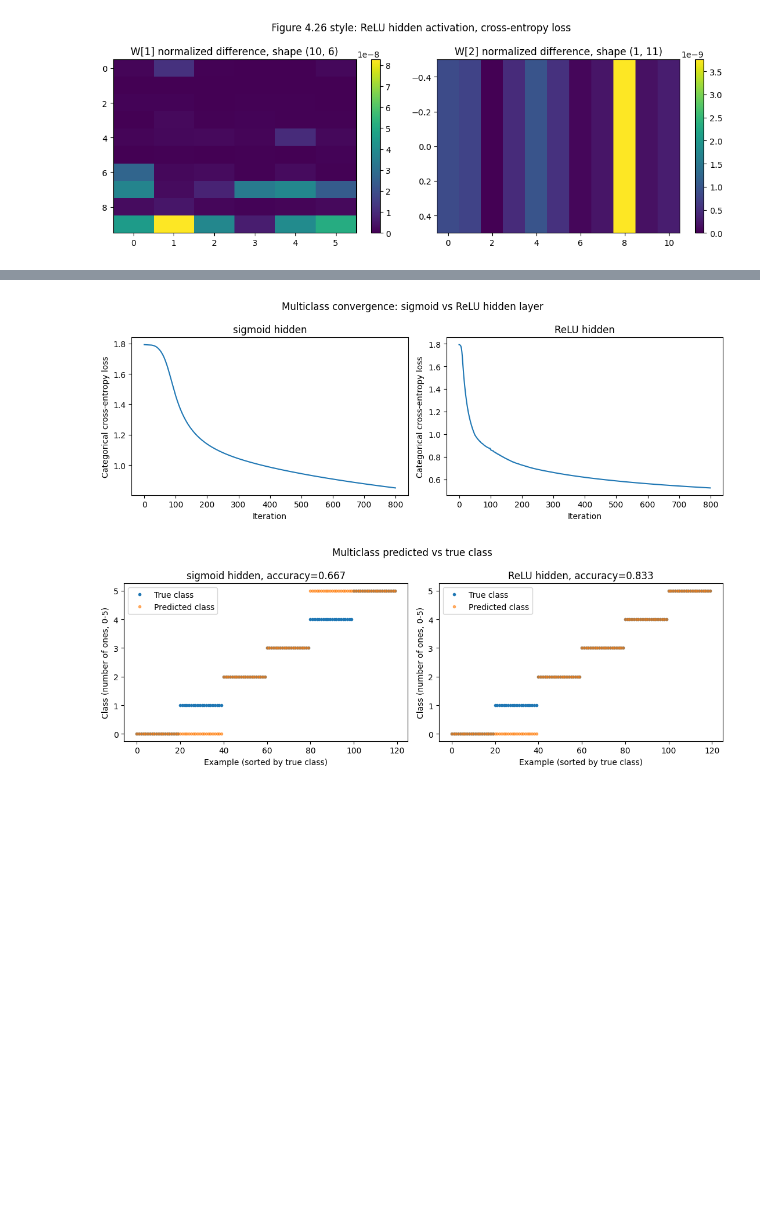
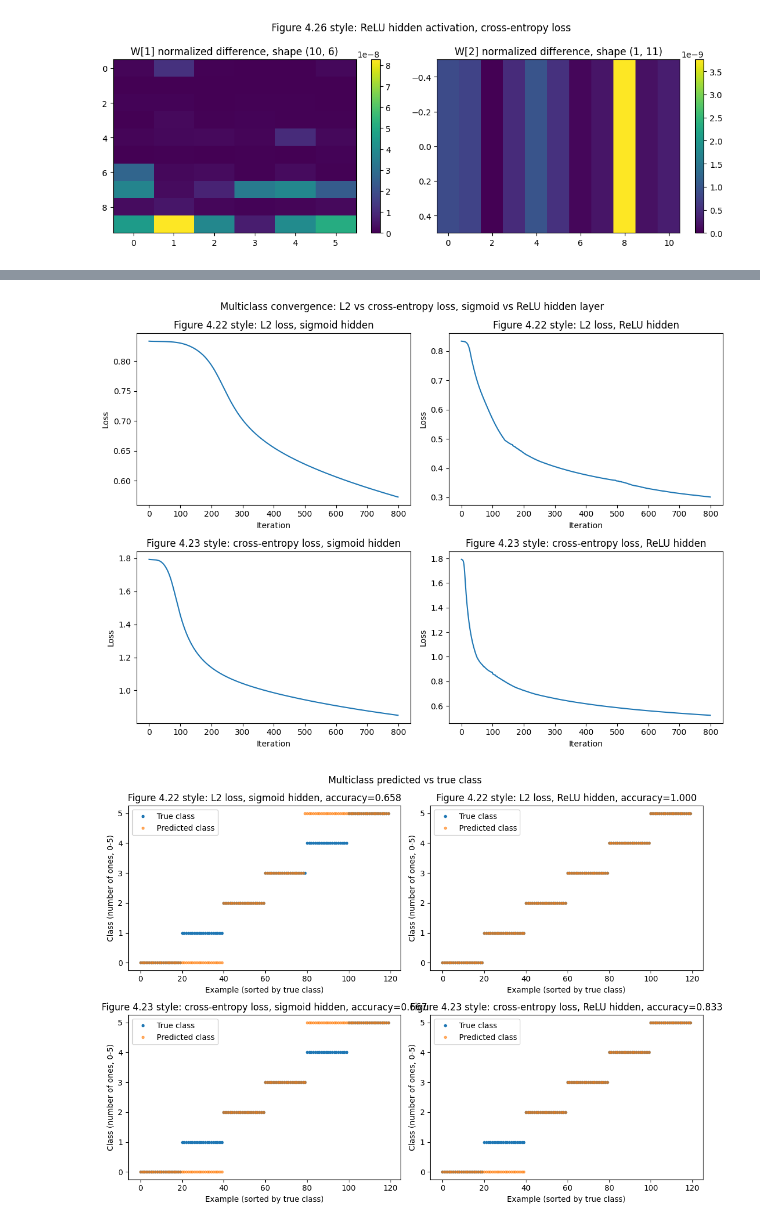
Before and after one commit to ErnaneJ/PPGEEC2327, a Jupyter notebook: exercises/02/exercise_2.ipynb, the cells around one changed output, grey strips where cells are left out. Saved outputs shown, nothing was run; the diff lists cells and outputs as text; code cells hidden in the pictures; blank space fills up the shorter version.

```diff
--- a/exercises/02/exercise_2.ipynb
+++ b/exercises/02/exercise_2.ipynb
@@ -163,8 +163,14 @@ class NeuralNet:
         penalty = sum(np.sum(w ** 2) for w in self.W)
 
         if self.output == "softmax":
-            j = np.sum(-t * np.log(y_pred + 1e-15)) / M
-            din = (y_pred - t) / M
+            if self.loss == "l2":
+                j = np.sum((y_pred - t) ** 2) / M
+                dy = 2 * (y_pred - t) / M
+                s = np.sum(y_pred * dy, axis=0, keepdims=True)
+                din = y_pred * (dy - s)
+            else:
+                j = np.sum(-t * np.log(y_pred + 1e-15)) / M
+                din = (y_pred - t) / M
         else:
             j, din = misfit(y_pred, t, 1.0 / M, self.loss)
 
@@ -348,9 +354,15 @@ counts = t_mc.argmax(axis=0)
 
 print("class distribution (number of examples per class 0-5):", np.bincount(counts, minlength=6))
 
+mc_configs = [
+    ("Figure 4.22 style: L2 loss, sigmoid hidden", "l2", "sigmoid"),
+    ("Figure 4.22 style: L2 loss, ReLU hidden", "l2", "relu"),
+    ("Figure 4.23 style: cross-entropy loss, sigmoid hidden", "categorical_cross_entropy", "sigmoid"),
+    ("Figure 4.23 style: cross-entropy loss, ReLU hidden", "categorical_cross_entropy", "relu"),
+]
 mc_results = {}
-for name, hidden in [("sigmoid hidden", "sigmoid"), ("ReLU hidden", "relu")]:
-    net = NeuralNet([5, 1, 6], hidden_act=hidden, output="softmax", loss="categorical_cross_entropy", seed=4)
+for name, loss, hidden in mc_configs:
+    net = NeuralNet([5, 1, 6], hidden_act=hidden, output="softmax", loss=loss, seed=4)
     res, _ = net.train(x_mc, t_mc, nit=800)
     _, _, y_pred = net.loss_and_grad(x_mc, t_mc)
     acc = (y_pred.argmax(axis=0) == counts).mean()
@@ -363,30 +377,30 @@ ReLU hidden: final loss = 0.5237, train accuracy = 0.8333
 # %%
-fig, axes = plt.subplots(1, 2, figsize=(11, 4))
-for ax, (name, (res, _, _)) in zip(axes, mc_results.items()):
+fig, axes = plt.subplots(2, 2, figsize=(11, 8))
+for ax, (name, (res, _, _)) in zip(axes.flat, mc_results.items()):
     ax.plot(res)
     ax.set_xlabel("Iteration")
-    ax.set_ylabel("Categorical cross-entropy loss")
+    ax.set_ylabel("Loss")
     ax.set_title(name)
-fig.suptitle("Multiclass convergence: sigmoid vs ReLU hidden layer")
+fig.suptitle("Multiclass convergence: L2 vs cross-entropy loss, sigmoid vs ReLU hidden layer")
 fig.tight_layout()
 plt.show()
 
-fig, axes = plt.subplots(1, 2, figsize=(11, 4))
-for ax, (name, (_, y_pred, acc)) in zip(axes, mc_results.items()):
+fig, axes = plt.subplots(2, 2, figsize=(11, 8))
+for ax, (name, (_, y_pred, acc)) in zip(axes.flat, mc_results.items()):
     pred_class = y_pred.argmax(axis=0)
     order = np.argsort(counts)
     ax.plot(counts[order], ".", label="True class")
     ax.plot(pred_class[order], ".", alpha=0.6, label="Predicted class")
     ax.set_xlabel("Example (sorted by true class)")
     ax.set_ylabel("Class (number of ones, 0-5)")
     ax.set_title(f"{name}, accuracy={acc:.3f}")
     ax.legend()
 fig.suptitle("Multiclass predicted vs true class")
 fig.tight_layout()
 plt.show()
 # %% [output]
-[figure, old version]
+[figure, new version]
-[figure, old version]
+[figure, new version]
 # %% [markdown]
 ## 6. Analysis and discussion
 
```
Also changed, not shown: parts of 4 cells of this notebook.
